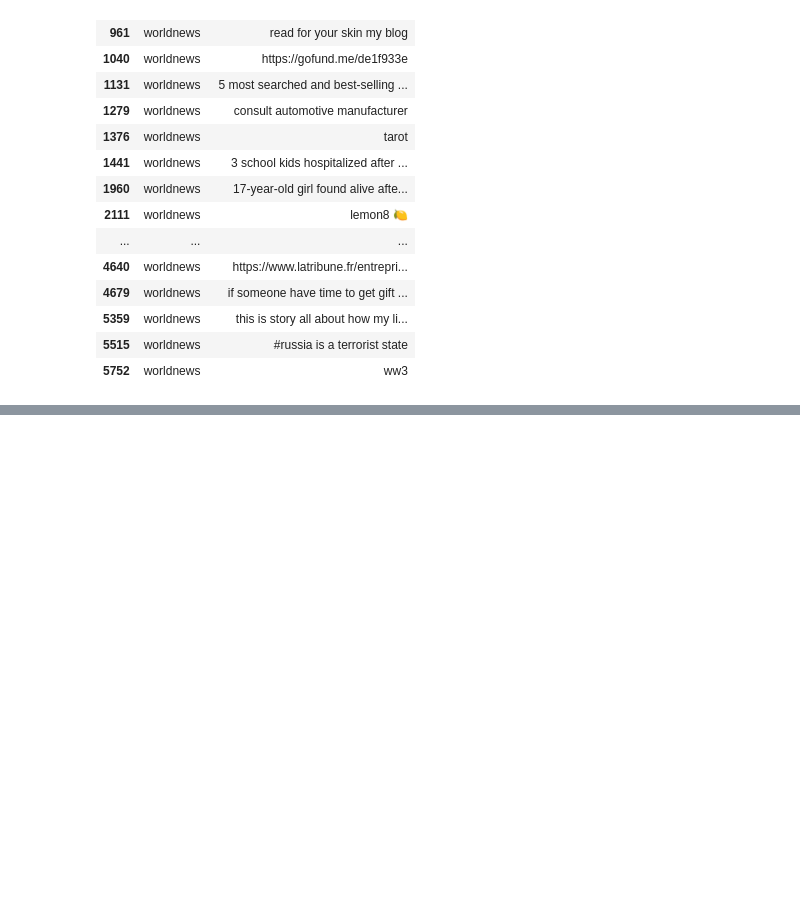
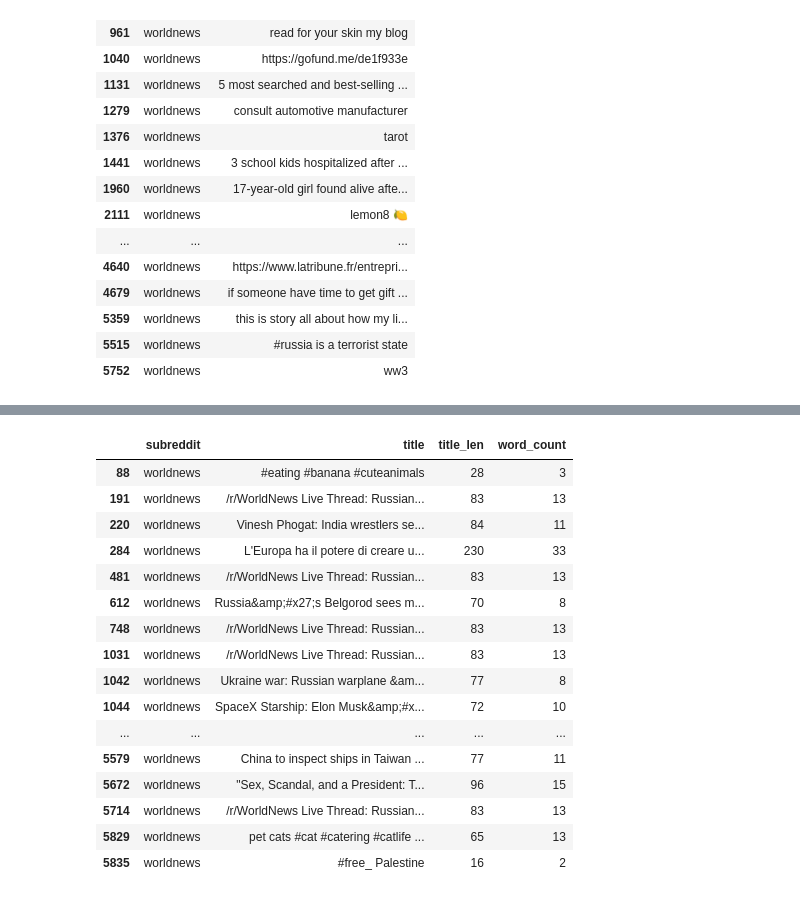
Before and after one commit to drossDS/Humor_Identification_with_NLP, a Jupyter notebook: code/2-Data_Cleaning.ipynb, the cells around one changed output, grey strips where cells are left out. Drawn from its saved outputs; the diff is of its cells as text; code cells hidden in the pictures; blank space fills up the shorter version.

```diff
--- a/code/2-Data_Cleaning.ipynb
+++ b/code/2-Data_Cleaning.ipynb
@@ -512,0 +498,6 @@ set(onion[onion['title'].str.islower() == True].index)
+# %%
+# Add Title Character Length Columns to both data frames
+onion['title_len'] = onion['title'].apply(len)
+wldnws['title_len'] = wldnws['title'].apply(len)
+
+onion.head(2)
@@ -512,0 +508,6 @@ set(onion[onion['title'].str.islower() == True].index)
+# %%
+# Add word count columns to both dataframes
+onion['word_count'] = onion['title'].apply(lambda x: len(x.strip().split()))
+wldnws['word_count'] = wldnws['title'].apply(lambda x: len(x.strip().split()))
+
+onion.head(2)
@@ -513,3 +597,23 @@ set(onion[onion['title'].str.islower() == True].index)
+# %%
+wldnws[wldnws['title'].str.find('#') > -1]
+# %% [output]
+|  | subreddit | title | title_len | word_count |
+| 88 | worldnews | #eating #banana #cuteanimals | 28 | 3 |
+| 191 | worldnews | /r/WorldNews Live Thread: Russian... | 83 | 13 |
+| 220 | worldnews | Vinesh Phogat: India wrestlers se... | 84 | 11 |
+| 284 | worldnews | L'Europa ha il potere di creare u... | 230 | 33 |
+| 481 | worldnews | /r/WorldNews Live Thread: Russian... | 83 | 13 |
+| 612 | worldnews | Russia&amp;#x27;s Belgorod sees m... | 70 | 8 |
+| 748 | worldnews | /r/WorldNews Live Thread: Russian... | 83 | 13 |
+| 1031 | worldnews | /r/WorldNews Live Thread: Russian... | 83 | 13 |
+| 1042 | worldnews | Ukraine war: Russian warplane &am... | 77 | 8 |
+| 1044 | worldnews | SpaceX Starship: Elon Musk&amp;#x... | 72 | 10 |
+| ... | ... | ... | ... | ... |
+| 5579 | worldnews | China to inspect ships in Taiwan ... | 77 | 11 |
+| 5672 | worldnews | "Sex, Scandal, and a President: T... | 96 | 15 |
+| 5714 | worldnews | /r/WorldNews Live Thread: Russian... | 83 | 13 |
+| 5829 | worldnews | pet cats #cat #catering #catlife ... | 65 | 13 |
+| 5835 | worldnews | #free_ Palestine | 16 | 2 |
 # %%
 # Source:  https://www.geeksforgeeks.org/python-ways-to-concatenate-two-lists/
 
```
Also changed, not shown: parts of 21 cells of this notebook.
